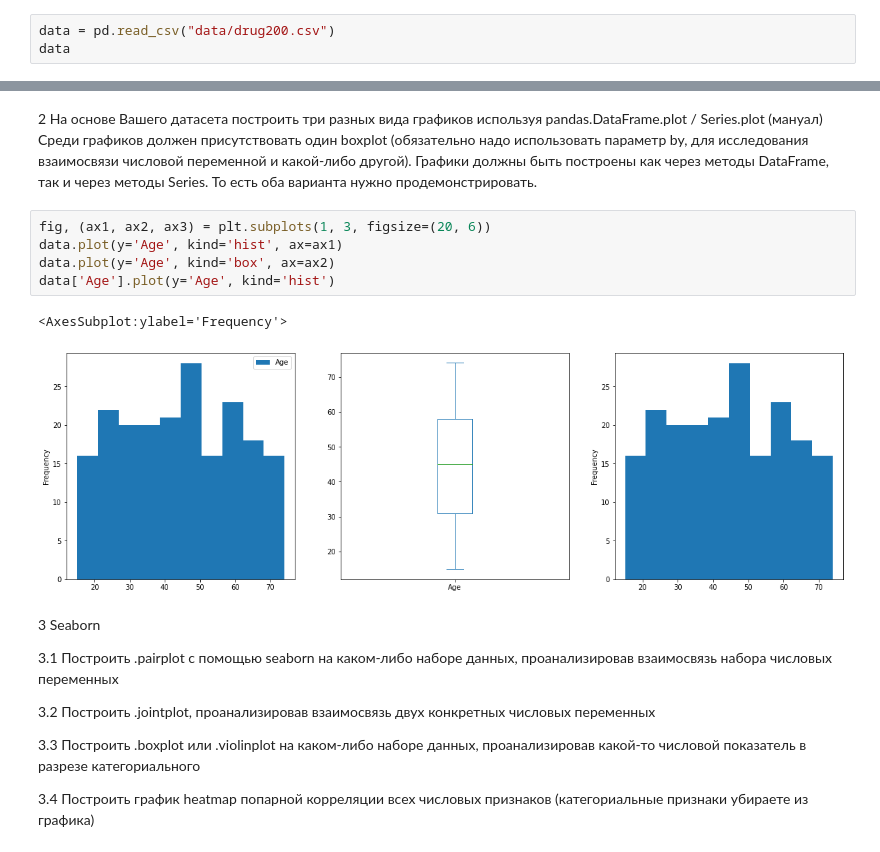
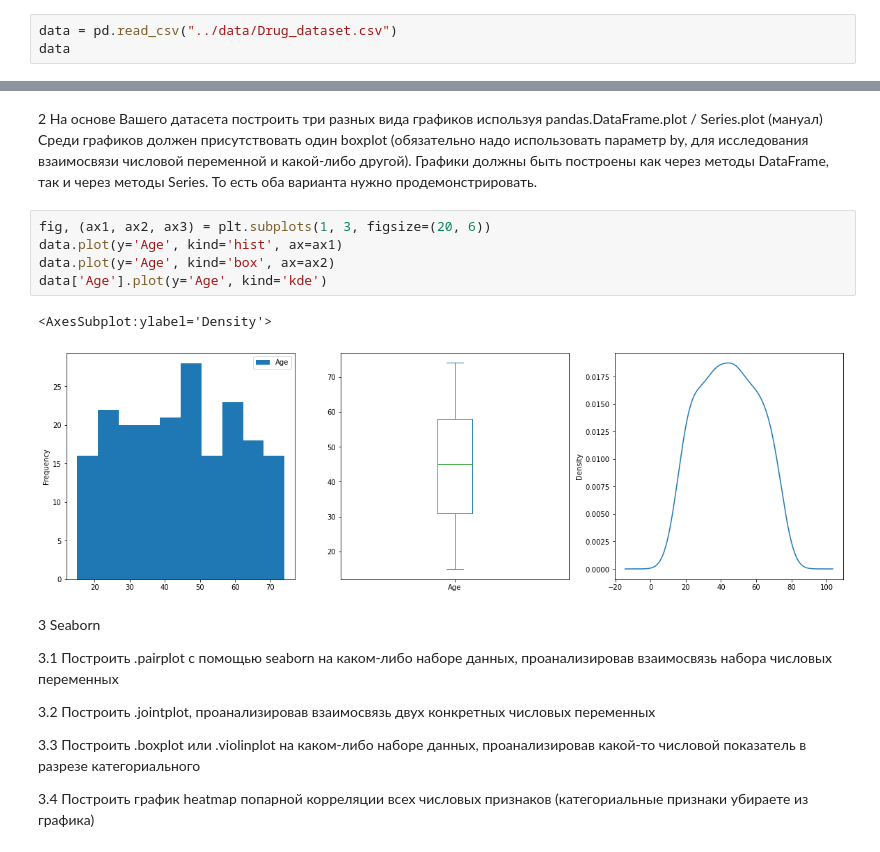
Before and after one commit to DiBoS290699/DataAnalysisTools, a Jupyter notebook: Lab2_Visual/lab_2_visual_6133_Borisov.ipynb, the cells around one changed output, grey strips where cells are left out. Saved outputs shown, nothing was run; the diff lists cells and outputs as text.

Commit message:
a few fixes and moved data folder

```diff
--- a/Lab2_Visual/lab_2_visual_6133_Borisov.ipynb
+++ b/Lab2_Visual/lab_2_visual_6133_Borisov.ipynb
@@ -10,7 +10,7 @@ import pandas as pd
 import matplotlib.pyplot as plt
 import seaborn as sns
 # %%
-data = pd.read_csv("data/drug200.csv")
+data = pd.read_csv("../data/Drug_dataset.csv")
 data
 # %% [output]
 |  | Age | Sex | BP | Cholesterol | Na_to_K | Drug |
@@ -117,11 +117,11 @@ Text(0, 0.5, 'Количество людей, шт.')
 # %%
 fig, (ax1, ax2, ax3) = plt.subplots(1, 3, figsize=(20, 6))
 data.plot(y='Age', kind='hist', ax=ax1)
 data.plot(y='Age', kind='box', ax=ax2)
-data['Age'].plot(y='Age', kind='hist')
+data['Age'].plot(y='Age', kind='kde')
 # %% [output]
-<AxesSubplot:ylabel='Frequency'>
+<AxesSubplot:ylabel='Density'>
-[figure, old version]
+[figure, new version]
 # %% [markdown]
 3  Seaborn
 
```
Also changed, not shown: 2 other files.
